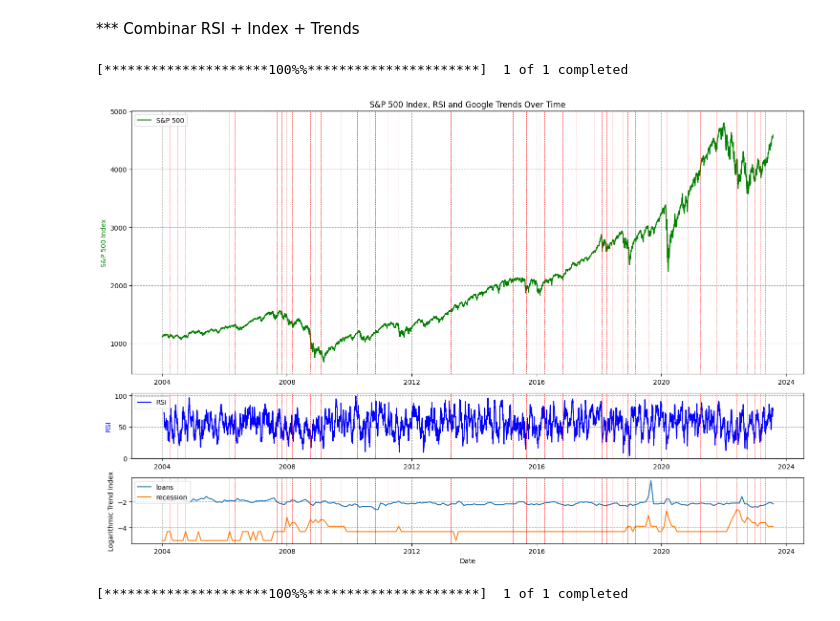
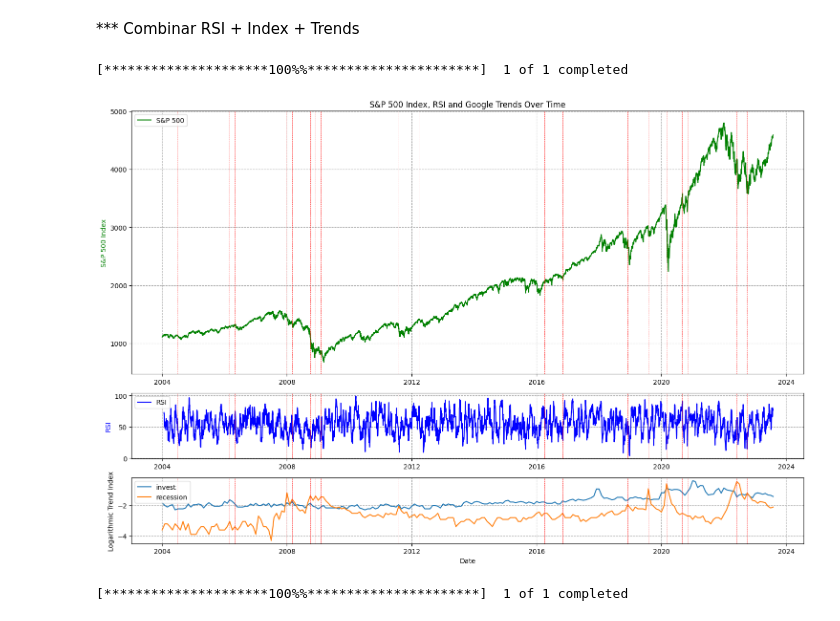
Before and after one commit to luisgdelafuente/google-trends, a Jupyter notebook: the R index.ipynb, the cells around one changed output. Saved outputs shown, nothing was run; the diff lists cells and outputs as text; code cells hidden in the pictures.

```diff
--- a/the R index.ipynb
+++ b/the R index.ipynb
@@ -116,7 +116,7 @@ import numpy as np
 pytrends = TrendReq()
 
 # Set the keywords to search for
-keywords = ["loans", "recession"]
+keywords = ["invest", "recession"]
 
 # Set the timeframe for the search to the past 5 years
 timeframe = "all"
@@ -162,34 +162,34 @@ ax1.grid(True, which="both", ls="--", c='0.65')
 
 # Plot RSI data on the middle subplot
 ax3 = plt.subplot(gs[1], sharex=ax1)
 ax3.plot(rsi_data.index, rsi_data, 'b-', label="RSI")
 ax3.set_ylabel('RSI', color='b')
 ax3.legend(loc="upper left")
 ax3.grid(True, which="both", ls="--", c='0.65')
 
 # Plot Google Trends data on the bottom subplot
 ax2 = plt.subplot(gs[2], sharex=ax1)
 for keyword in keywords:
     ax2.plot(interest_over_time.index, interest_over_time[keyword], label=keyword)
 
 # Add thin red vertical lines at local maxima
 for date, is_max in zip(interest_over_time.index, local_maxima):
     if is_max:
         ax1.axvline(date, color='r', linestyle='--', linewidth=0.5)
         ax2.axvline(date, color='r', linestyle='--', linewidth=0.5)
         ax3.axvline(date, color='r', linestyle='--', linewidth=0.5, label='Local Max')
 
 ax2.set_xlabel('Date')
 ax2.set_ylabel('Logarithmic Trend Index')
 ax2.legend(loc="upper left")
 ax2.grid(True, which="both", ls="--", c='0.65')
 
 # Adjust the layout
 plt.tight_layout()
 plt.show()
 # %% [output]
 [*********************100%%**********************]  1 of 1 completed
-[figure, old version]
+[figure, new version]
 # %%
 import pytrends as pt
 from pytrends.request import TrendReq
```
Also changed, not shown: parts of 1 cell of this notebook.
